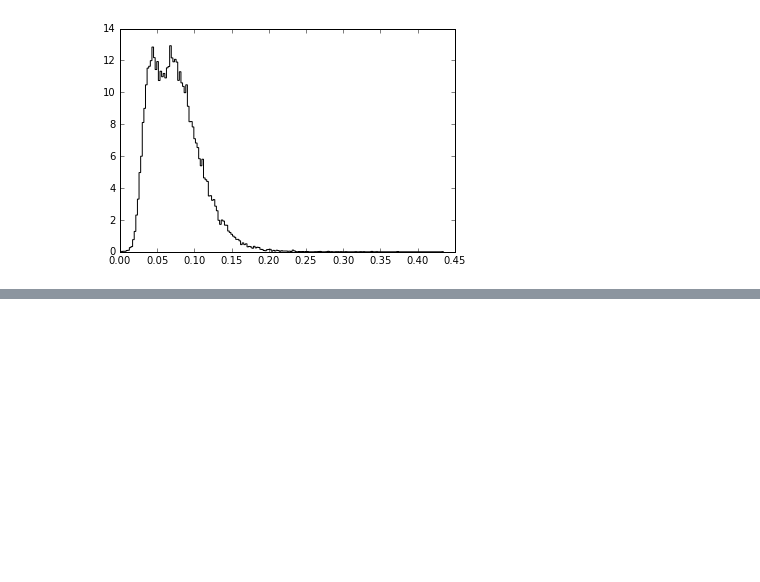
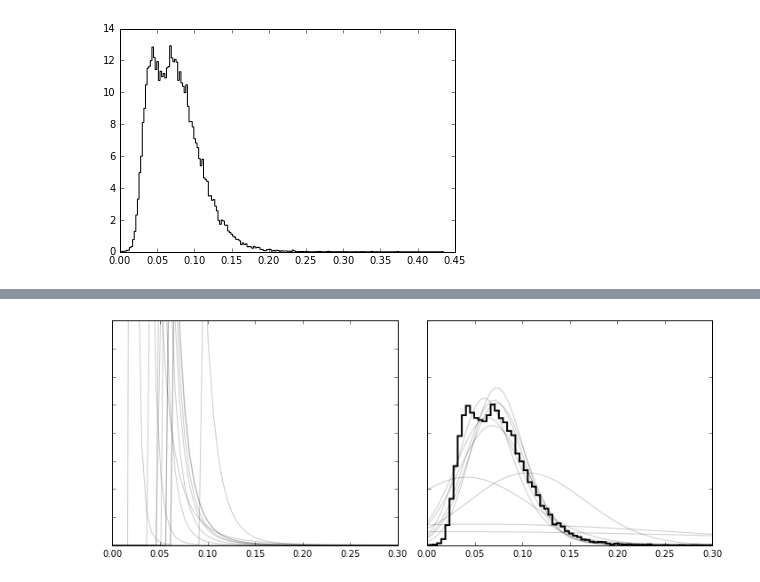
Before and after one commit to astroJeff/filament_widths, a Jupyter notebook: notebooks/Power law.ipynb, the cells around one changed output, grey strips where cells are left out. Saved outputs shown, nothing was run; the diff lists cells and outputs as text; code cells hidden in the pictures; blank space fills up the shorter version.

```diff
--- a/notebooks/Power law.ipynb
+++ b/notebooks/Power law.ipynb
@@ -339,0 +361,49 @@ print "Elapsed time:", time.time() - start, "seconds"
+# %%
+fig, ax = plt.subplots(1,2, figsize=(10,4))
+
+
+#ax[0].hist(x_true, histtype='step', color='k', bins=40, normed=True, linewidth=2.0)
+ax[1].hist(filaments, histtype='step', color='k', bins=100, normed=True, linewidth=2.0)
+
+x = np.linspace(0.001, 5.0, 1000)
+
+
+N = len(sampler.flatchain)
+
+# Plot samples from the posterior
+for i in np.random.randint(0, high=N, size=10):
+    sigma, gamma, L, U = sampler.flatchain[i]
+
+    # Plot true distribution
+    y = gamma * x**(-(gamma+1)) / (L**(-gamma) - U**(-gamma))
+    y[x<L] = 0.0
+    ax[0].plot(x, y, alpha=0.2, color='k')
+
+    # Plot observed distribution
+    integral = np.zeros(1000)
+    coeff = 1.0/np.sqrt(2.0*np.pi)/sigma * gamma / (L**(-gamma) - U**(-gamma))
+    for i in np.arange(1000):
+        args = x[i], gamma, sigma
+        sol = quad(get_integrand, L, U, args=args)
+        integral[i] = sol[0]
+    ax[1].plot(x, coeff*integral, color='k', alpha=0.2)
+
+
+ax[0].set_xlim(0.0, 0.3)
+ax[1].set_xlim(0.0, 0.3)
+
+ax[0].set_ylim(0, 40)
+ax[1].set_ylim(0, 20)
+
+ax[0].set_yticklabels([])
+ax[1].set_yticklabels([])
+
+#ax[0].text(3.0, 3.5, "True Distribution", fontsize=12)
+#ax[1].text(2.5, 1.4, "Observed Distribution", fontsize=12)
+
+
+plt.tight_layout()
+#plt.savefig('../figures/power_law_error_MCMC_mock.pdf')
+plt.show()
+# %% [output]
+[figure, added]
```
Also changed, not shown: parts of 3 cells of this notebook.
